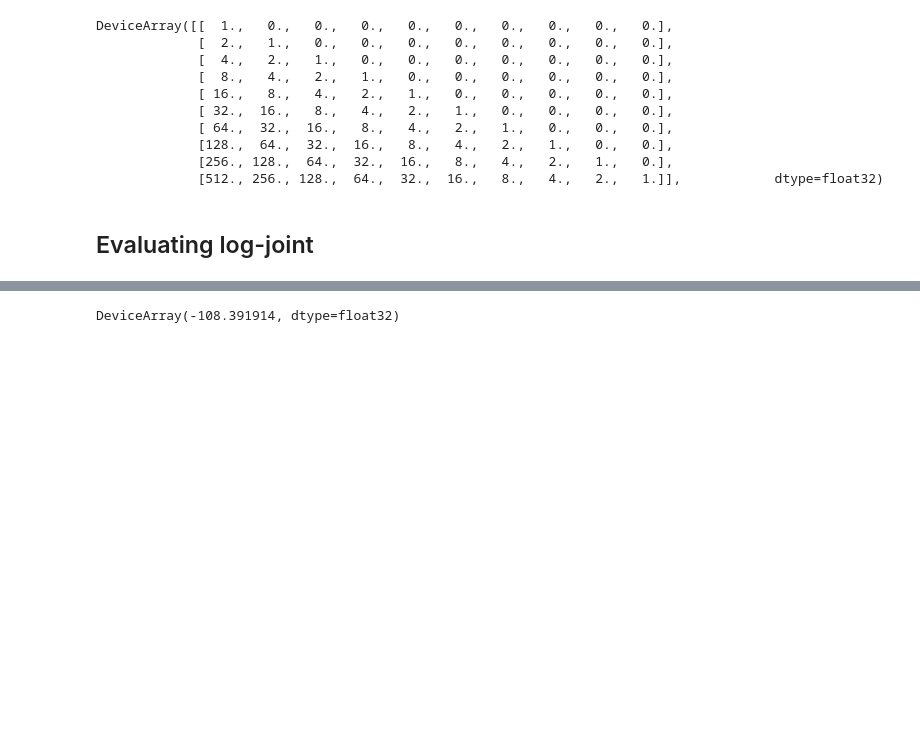
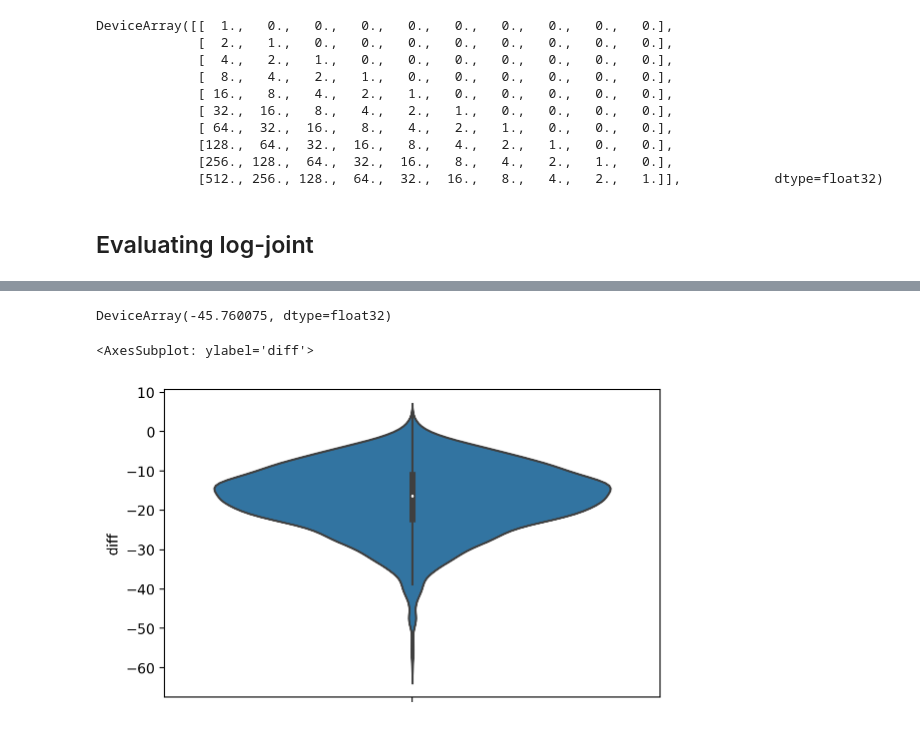
Before and after one commit to gerdm/elements-smc, a Jupyter notebook: notebooks/02-importance-sampling.ipynb, the cells around one changed output, grey strips where cells are left out. Cells and saved outputs as stored; diff of their text form; code cells hidden in the pictures; blank space fills up the shorter version.

```diff
--- a/notebooks/02-importance-sampling.ipynb
+++ b/notebooks/02-importance-sampling.ipynb
@@ -73,6 +78,9 @@ DeviceArray([[  1.,   0.,   0.,   0.,   0.,   0.,   0.,   0.,   0.,   0.],
+# %%
+params = nmgsm.ModelParameters(phi=0.0, q=1.0, beta=0.0, r=1.0)
+simulation = nmgsm.simulate(key, params, num_steps)
 # %%
 mean_proposal = jnp.zeros(num_steps)
-scale_proposal = jnp.ones(num_steps) * 0.5
+scale_proposal = jnp.ones(num_steps)
 proposal = distrax.MultivariateNormalDiag(loc=mean_proposal, scale_diag=scale_proposal)
 x_prop = proposal.sample(seed=key)
 # %%
@@ -86,10 +90,5 @@ DeviceArray(-144.81886, dtype=float32)
-# %%
-@partial(jax.vmap, in_axes=(0, None, None))
-def get_log_weights(x_latent, y_obs, params):
-    return nmgsm.log_joint(x_latent, y_obs, params) - proposal.log_prob(x_latent)
 # %%
-n_particles = 1_000
+n_particles = 5_000
 scale_proposal = jnp.ones(num_steps)
 x_prop = proposal.sample(seed=key, sample_shape=(n_particles,))
-log_weights = get_log_weights(x_prop, simulation.y, params)
-log_weights[:50]
+log_weights = get_log_weights(x_prop, simulation.y, params, proposal)
@@ -126,4 +106,14 @@ DeviceArray(-139.67526, dtype=float32)
-# %%
-nmgsm.log_joint(x_est, simulation.y, params)
-# %% [output]
-DeviceArray(-108.391914, dtype=float32)
+# %%
+nmgsm.log_joint(x_est, simulation.y, params)
+# %% [output]
+DeviceArray(-45.760075, dtype=float32)
+# %%
+df = pd.DataFrame({
+    "diff": logz_diff.to_py(),
+    "weights": weights.to_py()
+})
+
+sns.violinplot(y="diff", weights="weights", data=df, bins=50)
+# %% [output]
+<AxesSubplot: ylabel='diff'>
+[figure, added]
```
Also changed, not shown: parts of 9 cells of this notebook.
